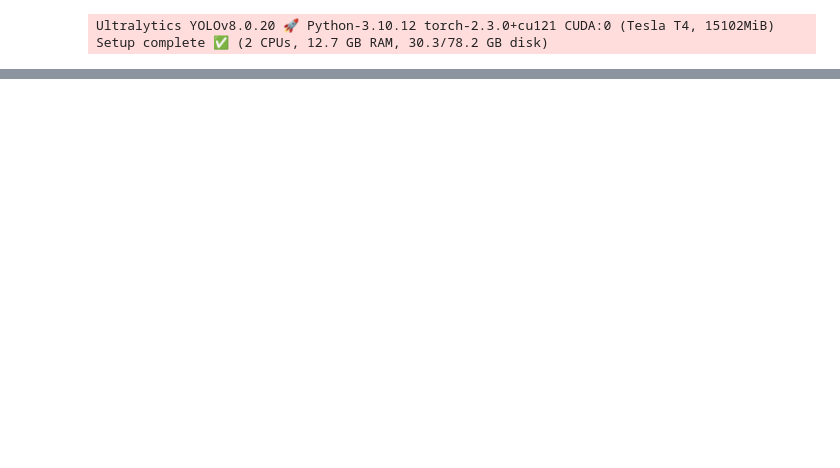
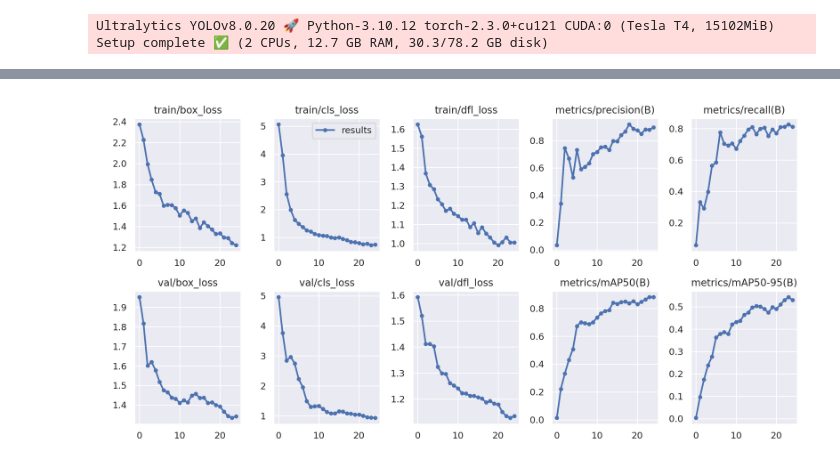
Before and after one commit to muhibulnabi1351/WSP, a Jupyter notebook: WSP_Project.ipynb, the cells around one changed output, grey strips where cells are left out. Saved outputs shown, nothing was run; the diff lists cells and outputs as text; code cells hidden in the pictures; blank space fills up the shorter version.

```diff
--- a/WSP_Project.ipynb
+++ b/WSP_Project.ipynb
@@ -89,0 +114,4 @@ ls
+# %%
+Image(filename='runs/detect/train17/results.png', width=1200)
+# %% [output]
+[figure, added]
```
Also changed, not shown: parts of 12 cells of this notebook.
